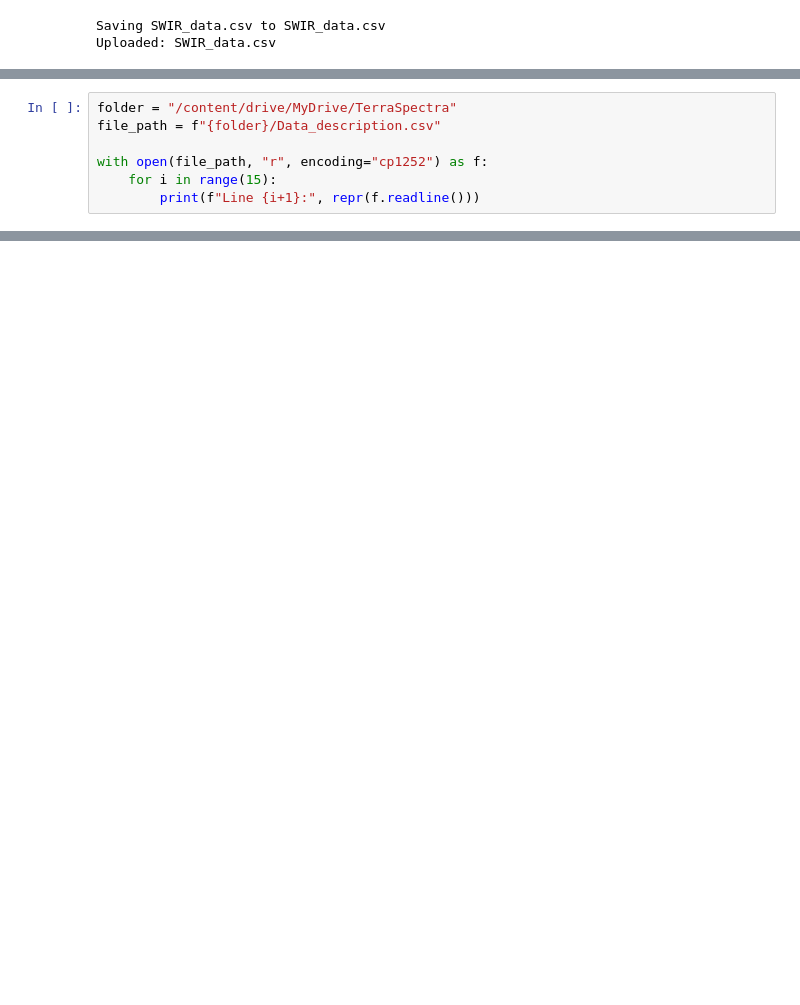
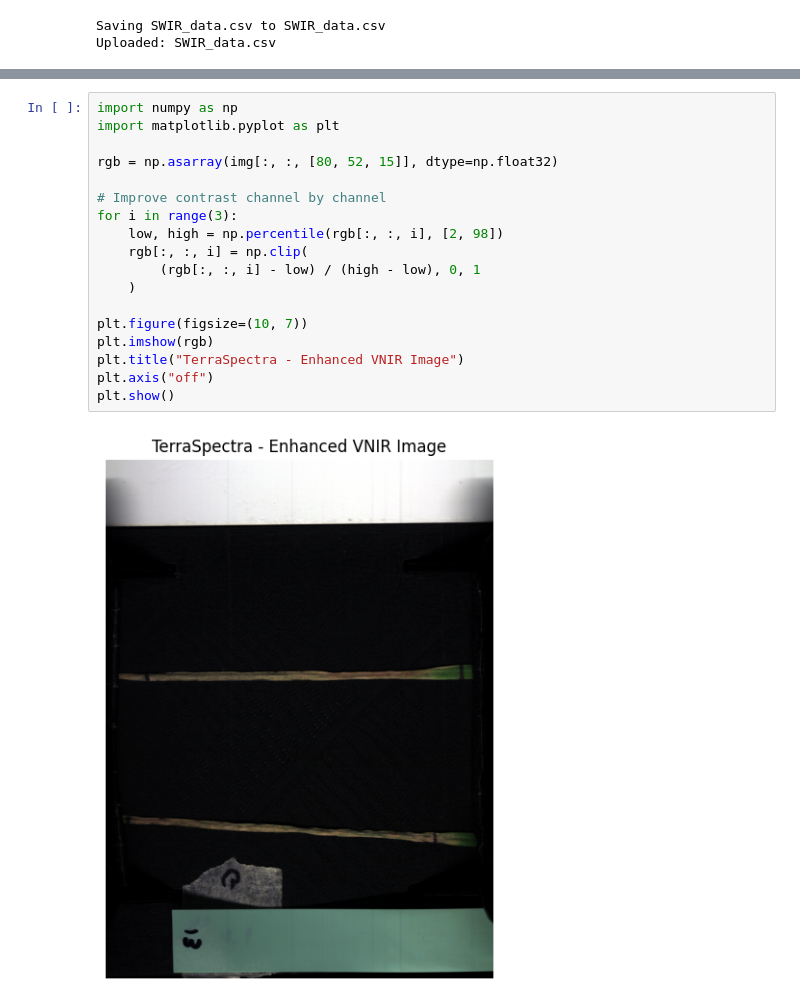
Before and after one commit to megha-0066/TerraSpectra, a Jupyter notebook: TeraSpectra.ipynb, the cells around one changed output, grey strips where cells are left out. Cells and saved outputs as stored; diff of their text form; blank space fills up the shorter version.

```diff
--- a/TeraSpectra.ipynb
+++ b/TeraSpectra.ipynb
@@ -381,7 +286,0 @@ VNIR_data.csv 0.01 MB
-# %%
-folder = "/content/drive/MyDrive/TerraSpectra"
-file_path = f"{folder}/Data_description.csv"
-
-with open(file_path, "r", encoding="cp1252") as f:
-    for i in range(15):
-        print(f"Line {i+1}:", repr(f.readline()))
@@ -433,0 +378,20 @@ Columns:
+# %%
+import numpy as np
+import matplotlib.pyplot as plt
+
+rgb = np.asarray(img[:, :, [80, 52, 15]], dtype=np.float32)
+
+# Improve contrast channel by channel
+for i in range(3):
+    low, high = np.percentile(rgb[:, :, i], [2, 98])
+    rgb[:, :, i] = np.clip(
+        (rgb[:, :, i] - low) / (high - low), 0, 1
+    )
+
+plt.figure(figsize=(10, 7))
+plt.imshow(rgb)
+plt.title("TerraSpectra - Enhanced VNIR Image")
+plt.axis("off")
+plt.show()
+# %% [output]
+[figure, added]
```
Also changed, not shown: parts of 24 cells of this notebook.
